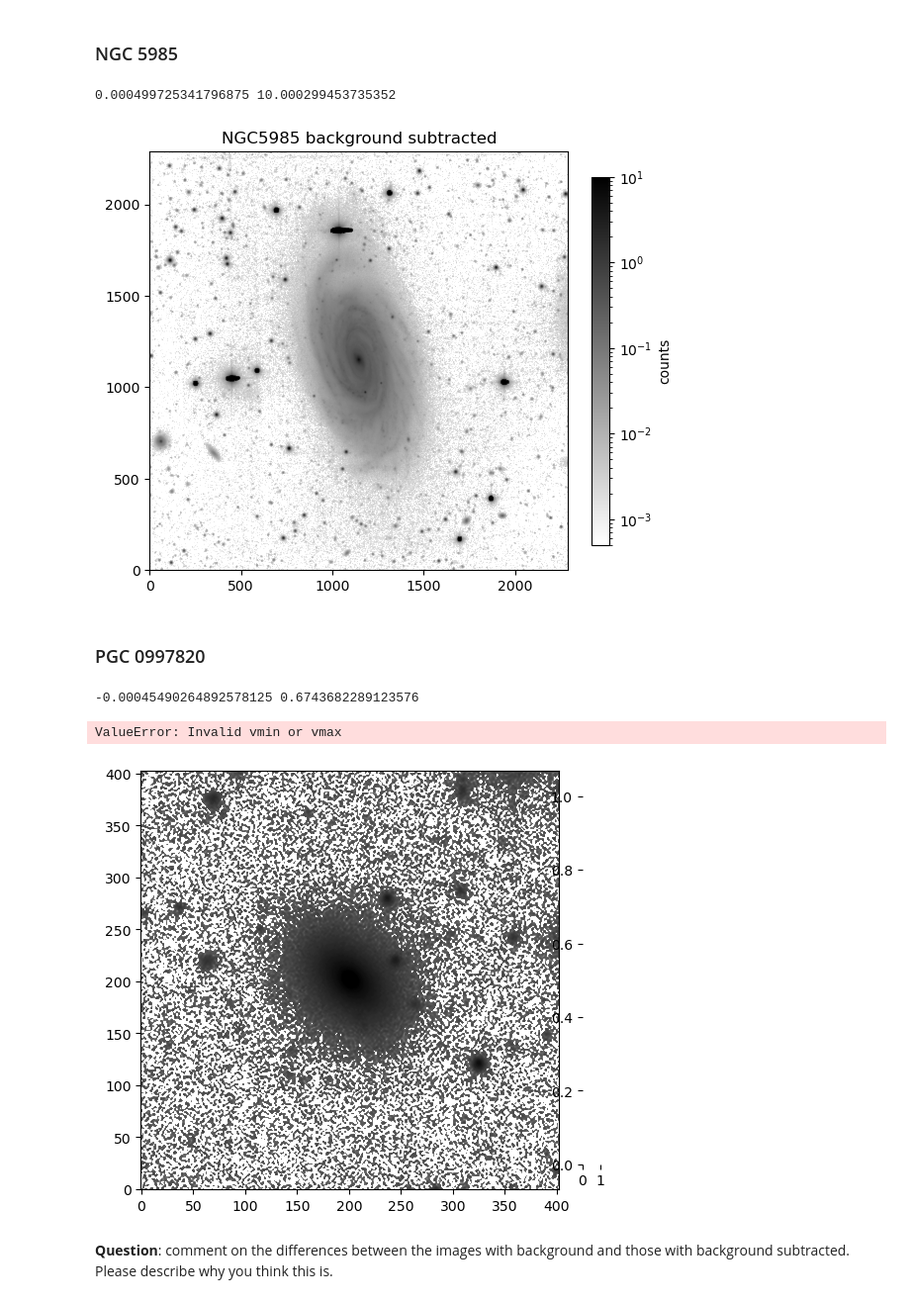
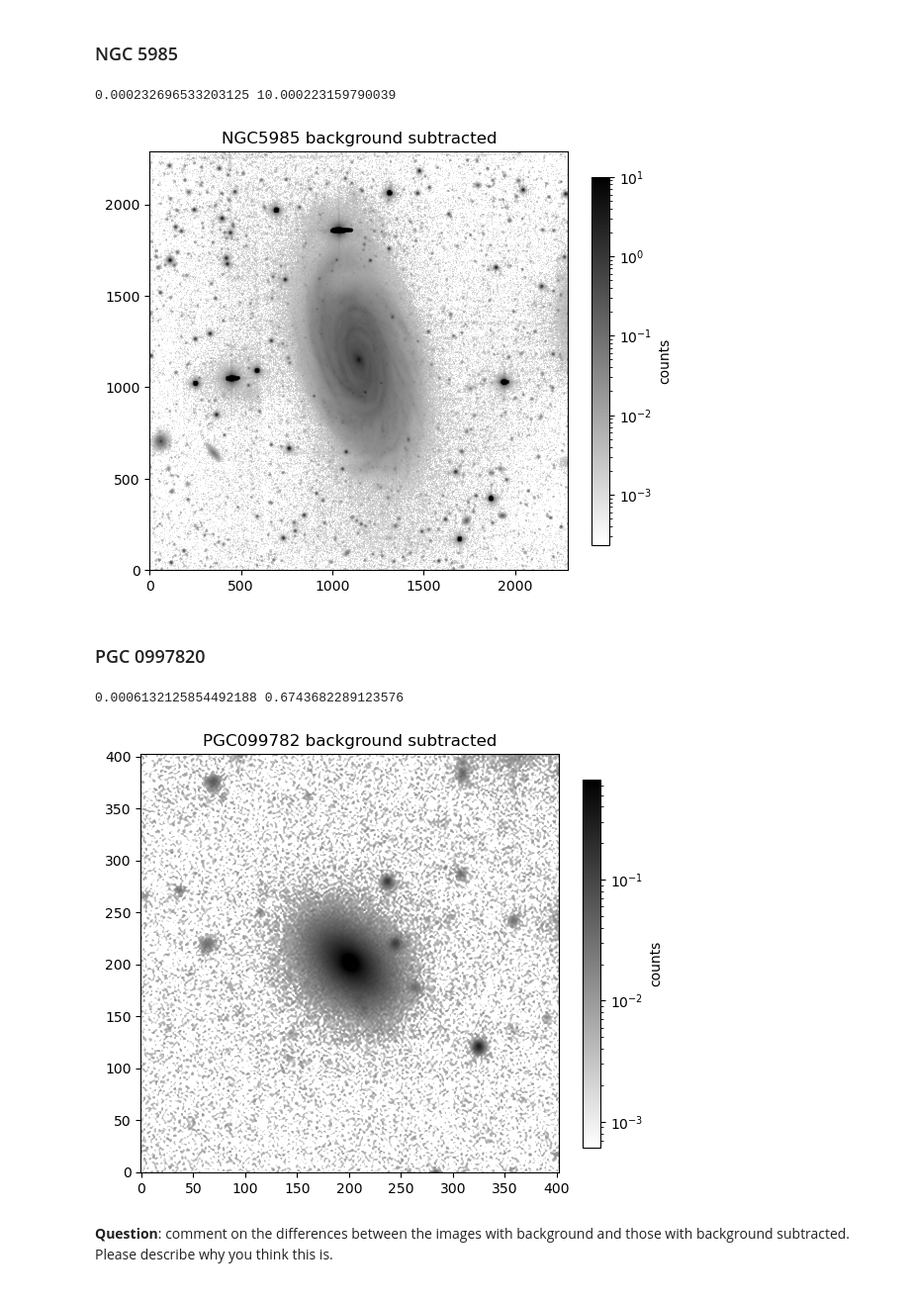
Before and after one commit to RyanNease/SurfacePhotometry_student, a Jupyter notebook: surface_photometry_student.ipynb, the cells around one changed output. Shown at 99% size. Saved outputs shown, nothing was run; the diff lists cells and outputs as text; code cells hidden in the pictures.

```diff
--- a/surface_photometry_student.ipynb
+++ b/surface_photometry_student.ipynb
@@ -354,7 +354,7 @@ data_bsub[galname] = data[galname] - bkgmed[galname]
 
 #plot image
 fig,ax = plt.subplots(figsize=(6,6))
-imdisplay(data_bsub[galname],v1perc=40,v2perc=99.9,logscale=True)
+imdisplay(data_bsub[galname],v1perc=38,v2perc=99.9,logscale=True)
 plt.title(galname + ' background subtracted')
 
 # save the background_subtracted image
@@ -363,31 +363,30 @@ imname_bsub[galname] = imname[galname].replace("bkg.fits","bsub.fits")
 #now write image
 fits.writeto(imname_bsub[galname],data_bsub[galname],overwrite=True,header=header[galname])
 # %% [output]
-0.000499725341796875 10.000299453735352
+0.000232696533203125 10.000223159790039
-[figure, old version]
+[figure, new version]
 # %% [markdown]
 ### PGC 0997820
 # %%
 #***************
 #your code goes here
 galname = 'PGC099782'
 
 #subtract background
 data_bsub[galname] = data[galname] - bkgmed[galname]
 
 #plot image
 fig,ax = plt.subplots(figsize=(6,6))
-imdisplay(data_bsub[galname],v1perc=40,v2perc=99.9,logscale=True)
+imdisplay(data_bsub[galname],v1perc=50,v2perc=99.9,logscale=True)
 plt.title(galname + ' background subtracted')
 
 # save the background_subtracted image
 # first replace old string in name with new one
 imname_bsub[galname] = imname[galname].replace("bkg.fits","bsub.fits")
 #now write image
 fits.writeto(imname_bsub[galname],data_bsub[galname],overwrite=True,header=header[galname])
 # %% [output]
--0.00045490264892578125 0.6743682289123576
+0.0006132125854492188 0.6743682289123576
-ValueError: Invalid vmin or vmax
-[figure, old version]
+[figure, new version]
 # %% [markdown]
 **Question**: comment on the differences between the images with background and those with background subtracted.  Please describe why you think this is.
```
Also changed, not shown: parts of 11 cells of this notebook.
